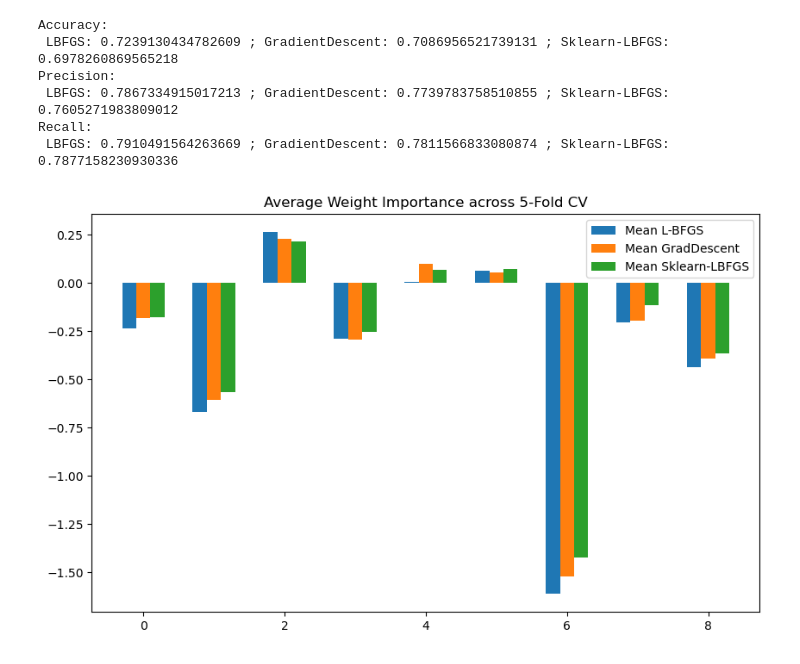
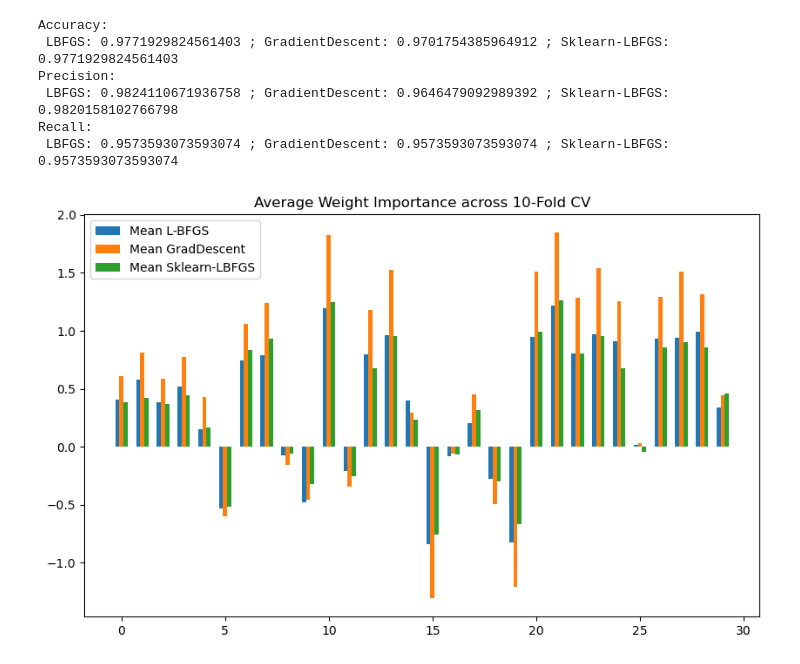
Before and after one commit to PopekD/Logistic_Cpp, a Jupyter notebook: example.ipynb, the cells around one changed output. Saved outputs shown, nothing was run; the diff lists cells and outputs as text; code cells hidden in the pictures.

```diff
--- a/example.ipynb
+++ b/example.ipynb
@@ -43,18 +26,26 @@ X = se.transform(X)
 # %%
 def cv_(lr, X ,y, n, states, custom):
-    acc, prec, rec, probs, all_weights = [], [], [], [], []
+    acc, prec, rec, probs, all_weights, all_losses = [], [], [], [], [], []
 
-    for k in range(n):
-        X_train, X_test, y_train, y_test = train_test_split(X, y, test_size=0.5, random_state=states[k])
+    skf = StratifiedKFold(n_splits=n, shuffle=True, random_state=42)
 
-        lr.fit(X_train, y_train)
+    for train_index, test_index in skf.split(X, y):
 
-        preds = lr.predict(X_test)
+        X_train, X_test = X[train_index], X[test_index]
+        y_train, y_test = y[train_index], y[test_index]
+
         if(custom):
+            lr.fit(X_train.tolist(), y_train.astype(bool).tolist())
+            preds = lr.predict(X_test)
+
+            all_losses.append(lr.get_loss())
             all_weights.append(lr.get_weigths())
             proba = [g.probability for g in preds]
             preds = [p.prediction for p in preds]
         else:
+            lr.fit(X_train, y_train)
+            preds = lr.predict(X_test)
+
             all_weights.append(np.append(lr.coef_[0], lr.intercept_[0]).tolist())
             proba = lr.predict_proba(X_test)[:, 1]
 
@@ -64,16 +55,16 @@ def cv_(lr, X ,y, n, states, custom):
 
         probs.append(proba)
 
-    return [acc, prec, rec, probs, all_weights]
+    return [acc, prec, rec, probs, all_weights, all_losses]
 # %%
-lr = LR_model.LogisticRegression(1000, "lbfgs", 2.0, 0, 200, 1e-7)
-lr_gradient = LR_model.LogisticRegression(100000, "gradientdescent", 1.0, 0.05, 0, 1e-4)
-lr_sklearn = LogisticRegression(max_iter=1000, solver="lbfgs", tol=1e-7)
+lr = LR_model.LogisticRegression(10000, "lbfgs", 1.0, 0, 100, 1e-4, True)
+lr_gradient = LR_model.LogisticRegression(10000, "gradientdescent", 1.0, 0.01, 0, 1e-4, True)
+lr_sklearn = LogisticRegression(max_iter=1000, solver="lbfgs", tol=1e-4)
 # %%
-n = 5
+n = 10
 states = list(range(1,n + 1))
-lr_score = cv_( lr, X.tolist(), y.astype(bool).tolist(), n, states, True)
-lr_gradient_score = cv_( lr_gradient, X.tolist(), y.astype(bool).tolist(), n, states, True)
+lr_score = cv_( lr, X, y, n, states, True)
+lr_gradient_score = cv_( lr_gradient, X, y, n, states, True)
 lr_sklearn_score = cv_(lr_sklearn, X, y, n, states, False)
 
 print(f"Accuracy:\n LBFGS: {np.mean(lr_score[0])} ; GradientDescent: {np.mean(lr_gradient_score[0])} ; Sklearn-LBFGS: {np.mean(lr_sklearn_score[0])}")
@@ -81,28 +72,28 @@ print(f"Precision:\n LBFGS: {np.mean(lr_score[1])} ; GradientDescent: {np.mean(l
 print(f"Recall:\n LBFGS: {np.mean(lr_score[2])} ; GradientDescent: {np.mean(lr_gradient_score[2])} ; Sklearn-LBFGS: {np.mean(lr_sklearn_score[2])}")
 # %% [output]
 Accuracy:
- LBFGS: 0.7239130434782609 ; GradientDescent: 0.7086956521739131 ; Sklearn-LBFGS: 0.6978260869565218
+ LBFGS: 0.9771929824561403 ; GradientDescent: 0.9701754385964912 ; Sklearn-LBFGS: 0.9771929824561403
 Precision:
- LBFGS: 0.7867334915017213 ; GradientDescent: 0.7739783758510855 ; Sklearn-LBFGS: 0.7605271983809012
+ LBFGS: 0.9824110671936758 ; GradientDescent: 0.9646479092989392 ; Sklearn-LBFGS: 0.9820158102766798
 Recall:
- LBFGS: 0.7910491564263669 ; GradientDescent: 0.7811566833080874 ; Sklearn-LBFGS: 0.7877158230930336
+ LBFGS: 0.9573593073593074 ; GradientDescent: 0.9573593073593074 ; Sklearn-LBFGS: 0.9573593073593074
 # %%
 mean_lbfgs_weights = np.mean(lr_score[4], axis=0)[:-1]
 mean_grad_weights = np.mean(lr_gradient_score[4], axis=0)[:-1]
 mean_sklearn_weights = np.mean(lr_sklearn_score[4], axis=0)[:-1]
 
 plt.figure(figsize=(10, 6))
-x_axis = np.arange(len(features))
+x_axis = np.arange(X.shape[1])
 
 plt.bar(x_axis - 0.2, mean_lbfgs_weights, 0.2, label='Mean L-BFGS')
 plt.bar(x_axis, mean_grad_weights, 0.2, label='Mean GradDescent')
 plt.bar(x_axis + 0.2, mean_sklearn_weights, 0.2, label='Mean Sklearn-LBFGS')
 
 plt.title(f"Average Weight Importance across {n}-Fold CV")
 plt.legend()
 plt.show()
 # %% [output]
-[figure, old version]
+[figure, new version]
 # %%
 data = {
     'Accuracy': lr_score[0] + lr_gradient_score[0] + lr_sklearn_score[0],
```
Also changed, not shown: parts of 10 cells of this notebook, 6 other files.
